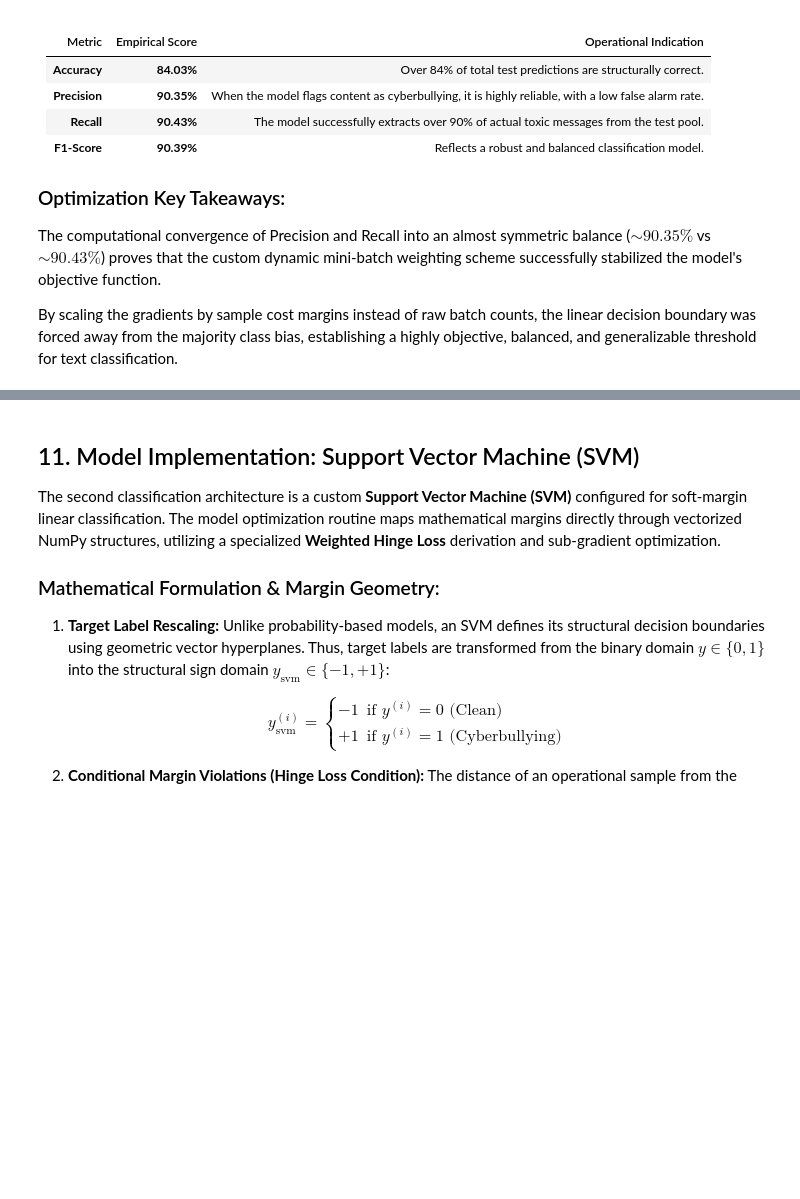
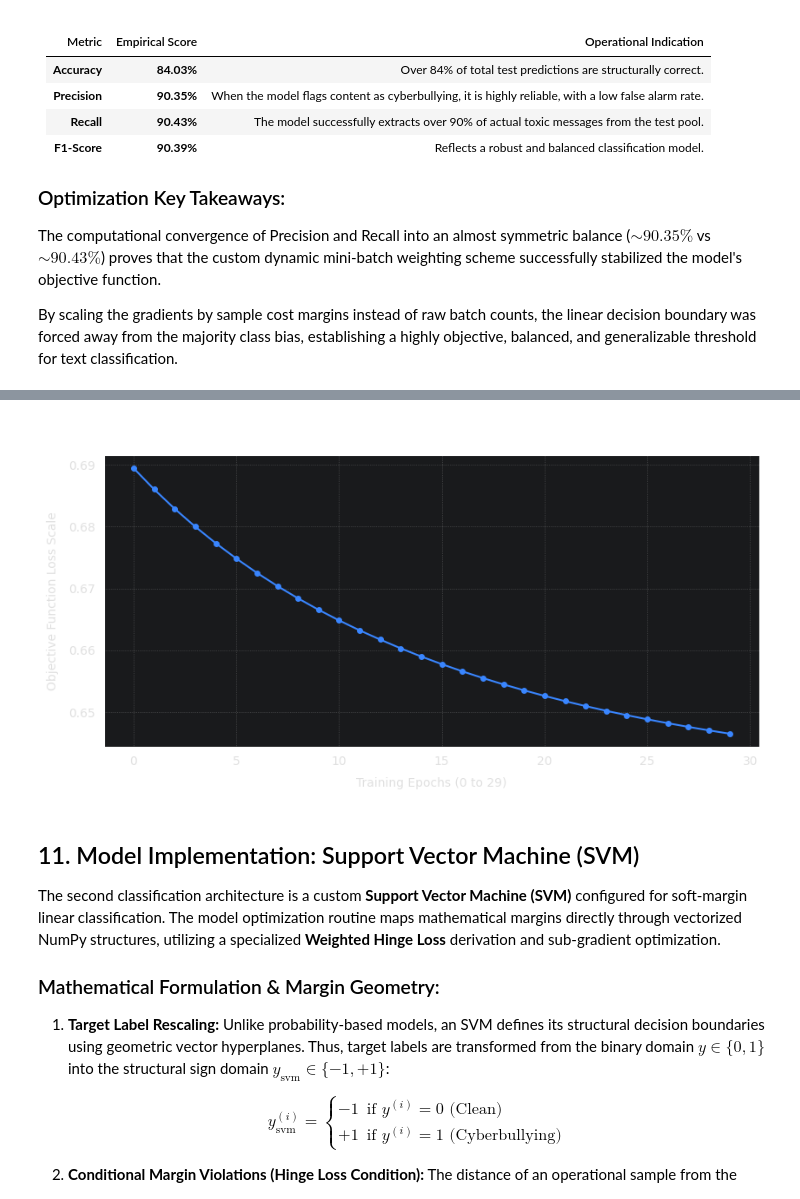
Before and after one commit to ulasamiyorumki/cyberbullying-detection-system, a Jupyter notebook: notebooks/cyberbullying-detection-system.ipynb, the cells around one changed output, grey strips where cells are left out. Saved outputs shown, nothing was run; the diff lists cells and outputs as text; code cells hidden in the pictures; blank space fills up the shorter version.

```diff
--- a/notebooks/cyberbullying-detection-system.ipynb
+++ b/notebooks/cyberbullying-detection-system.ipynb
@@ -379,6 +435,8 @@ class LogisticRegression:
         self.b = 0.0
         current_lr = self.lr
 
+        self.loss_history = []
+
         for epoch in range(self.epochs):
             indices = np.arange(n_samples)
             np.random.shuffle(indices)
@@ -393,7 +451,6 @@ class LogisticRegression:
                 y_pred = self.sigmoid(linear)
 
                 batch_weights = np.where(y_batch == 0, weight_0, weight_1)
-
                 weighted_error = (y_pred - y_batch) * batch_weights
 
                 dw = (1 / m_batch) * np.dot(X_batch.T, weighted_error) + (self.lambda_param / m_batch) * self.w
@@ -404,12 +461,13 @@ class LogisticRegression:
 
             full_linear = np.dot(X, self.w) + self.b
             full_pred = self.sigmoid(full_linear)
-
             full_pred_clipped = np.clip(full_pred, 1e-15, 1.0 - 1e-15)
 
             global_weights = np.where(y == 0, weight_0, weight_1)
             loss_components = -(y * np.log(full_pred_clipped) + (1 - y) * np.log(1 - full_pred_clipped))
             epoch_loss = np.mean(loss_components * global_weights)
+
+            self.loss_history.append(epoch_loss)
 
             epoch_preds = (full_pred > 0.5).astype(int)
             epoch_acc = np.mean(epoch_preds == y)
@@ -523,3 +586,23 @@ By scaling the gradients by sample cost margins instead of raw batch counts, the
+# %%
+import matplotlib.pyplot as plt
+
+plt.figure(figsize=(8.5, 4.5), facecolor='none')
+
+plt.plot(model.loss_history, color='#3a86ff', linestyle='-', marker='o', markersize=4, linewidth=1.5)
+
+plt.title('Logistic Regression Cost Convergence Profile', fontsize=12, weight='bold', pad=15, color='#ffffff')
+plt.xlabel('Training Epochs (0 to 29)', fontsize=10, color='#e0e0e0', labelpad=8)
+plt.ylabel('Objective Function Loss Scale', fontsize=10, color='#e0e0e0', labelpad=8)
+
+plt.xticks(color='#e0e0e0')
+plt.yticks(color='#e0e0e0')
+
+plt.grid(axis='both', linestyle=':', alpha=0.3, color='#ffffff')
+
+plt.tight_layout()
+plt.show()
+# %% [output]
+[figure, added]
 # %% [markdown]
 ## 11. Model Implementation: Support Vector Machine (SVM)
 
```
Also changed, not shown: parts of 23 cells of this notebook.
